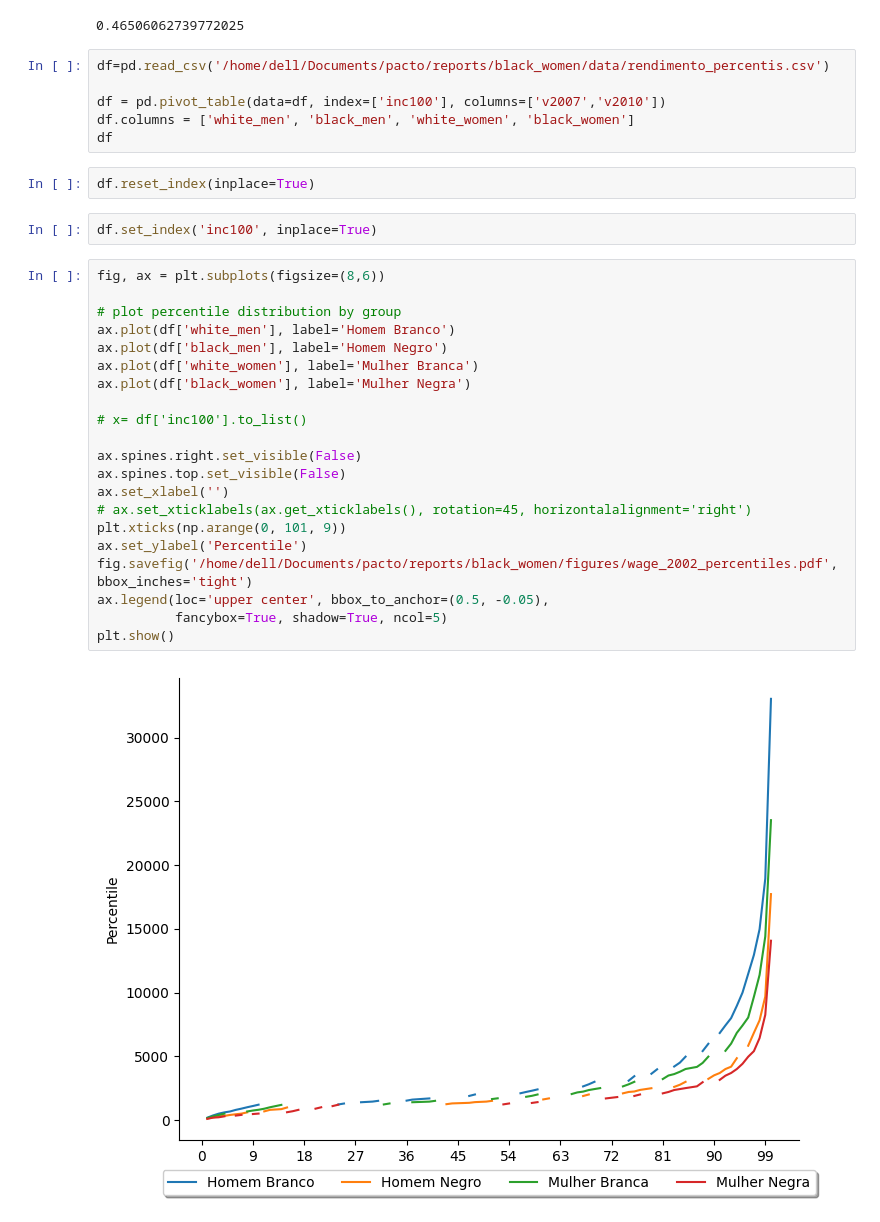
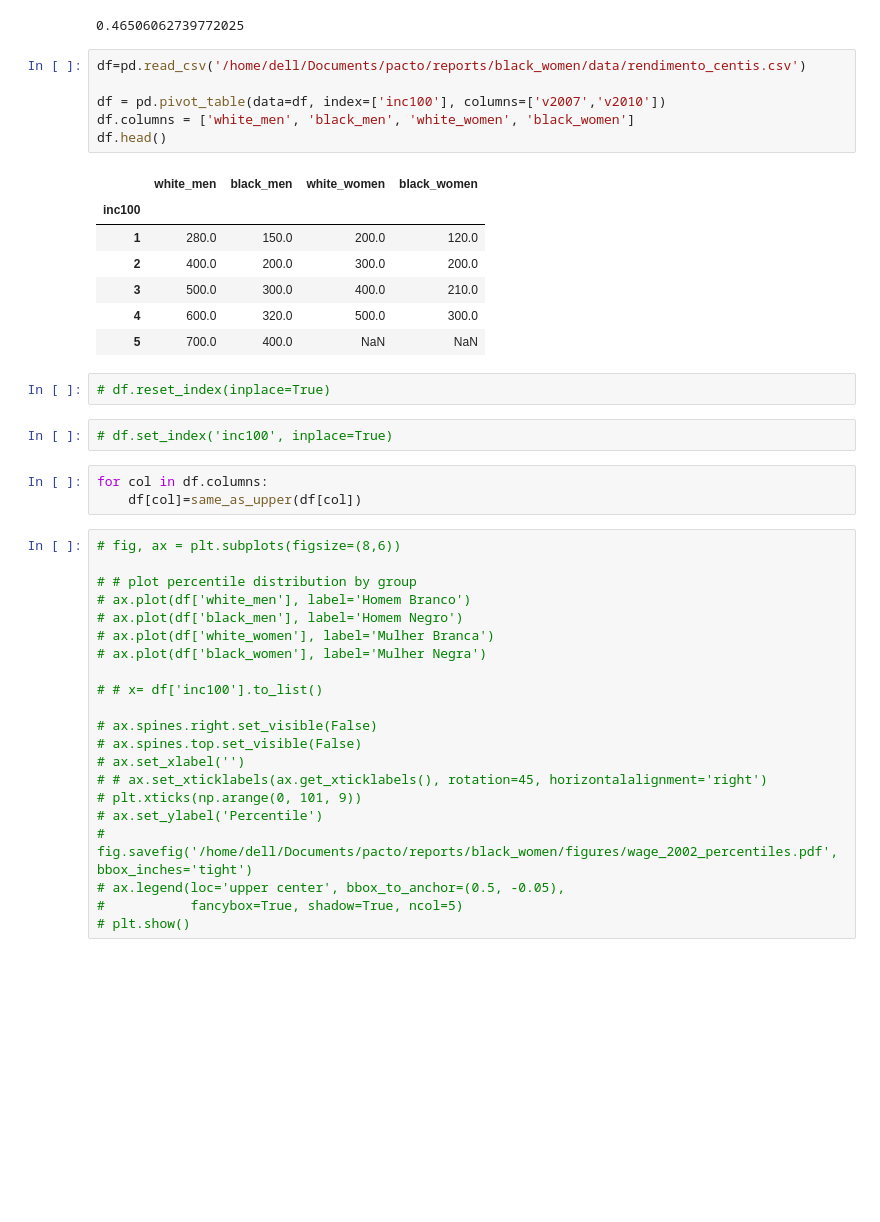
Before and after one commit to pactoPelaEquidade/reports, a Jupyter notebook: black_women/notebooks/2_plots_pnadc.ipynb, the cells around one changed output. Cells and saved outputs as stored; diff of their text form; blank space fills up the shorter version.

```diff
--- a/black_women/notebooks/2_plots_pnadc.ipynb
+++ b/black_women/notebooks/2_plots_pnadc.ipynb
@@ -166,35 +153,44 @@ df[[df.regiao[k] in ['Nordeste', 'Sudeste'] for k in range(len(df))]]
 # %% [output]
 0.46506062739772025
 # %%
-df=pd.read_csv('/home/dell/Documents/pacto/reports/black_women/data/rendimento_percentis.csv')
+df=pd.read_csv('/home/dell/Documents/pacto/reports/black_women/data/rendimento_centis.csv')
 
 df = pd.pivot_table(data=df, index=['inc100'], columns=['v2007','v2010'])
 df.columns = ['white_men', 'black_men', 'white_women', 'black_women']
-df
+df.head()
+# %% [output]
+|  | white_men | black_men | white_women | black_women |
+| inc100 |  |  |  |  |
+| 1 | 280.0 | 150.0 | 200.0 | 120.0 |
+| 2 | 400.0 | 200.0 | 300.0 | 200.0 |
+| 3 | 500.0 | 300.0 | 400.0 | 210.0 |
+| 4 | 600.0 | 320.0 | 500.0 | 300.0 |
+| 5 | 700.0 | 400.0 | NaN | NaN |
 # %%
-df.reset_index(inplace=True)
+# df.reset_index(inplace=True)
 # %%
-df.set_index('inc100', inplace=True)
+# df.set_index('inc100', inplace=True)
+# %%
+for col in df.columns:
+    df[col]=same_as_upper(df[col])
 # %%
-fig, ax = plt.subplots(figsize=(8,6))
+# fig, ax = plt.subplots(figsize=(8,6))
 
-# plot percentile distribution by group
-ax.plot(df['white_men'], label='Homem Branco')
-ax.plot(df['black_men'], label='Homem Negro')
-ax.plot(df['white_women'], label='Mulher Branca')
-ax.plot(df['black_women'], label='Mulher Negra')
+# # plot percentile distribution by group
+# ax.plot(df['white_men'], label='Homem Branco')
+# ax.plot(df['black_men'], label='Homem Negro')
+# ax.plot(df['white_women'], label='Mulher Branca')
+# ax.plot(df['black_women'], label='Mulher Negra')
 
-# x= df['inc100'].to_list()
+# # x= df['inc100'].to_list()
 
-ax.spines.right.set_visible(False)
-ax.spines.top.set_visible(False)
-ax.set_xlabel('')
-# ax.set_xticklabels(ax.get_xticklabels(), rotation=45, horizontalalignment='right')
-plt.xticks(np.arange(0, 101, 9))
-ax.set_ylabel('Percentile')
-fig.savefig('/home/dell/Documents/pacto/reports/black_women/figures/wage_2002_percentiles.pdf', bbox_inches='tight')
-ax.legend(loc='upper center', bbox_to_anchor=(0.5, -0.05),
-          fancybox=True, shadow=True, ncol=5)
-plt.show()
+# ax.spines.right.set_visible(False)
+# ax.spines.top.set_visible(False)
+# ax.set_xlabel('')
+# # ax.set_xticklabels(ax.get_xticklabels(), rotation=45, horizontalalignment='right')
+# plt.xticks(np.arange(0, 101, 9))
+# ax.set_ylabel('Percentile')
+# fig.savefig('/home/dell/Documents/pacto/reports/black_women/figures/wage_2002_percentiles.pdf', bbox_inches='tight')
+# ax.legend(loc='upper center', bbox_to_anchor=(0.5, -0.05),
+#           fancybox=True, shadow=True, ncol=5)
+# plt.show()
-# %% [output]
-[figure, removed]
```
Also changed, not shown: parts of 20 cells of this notebook, 16 other files.
